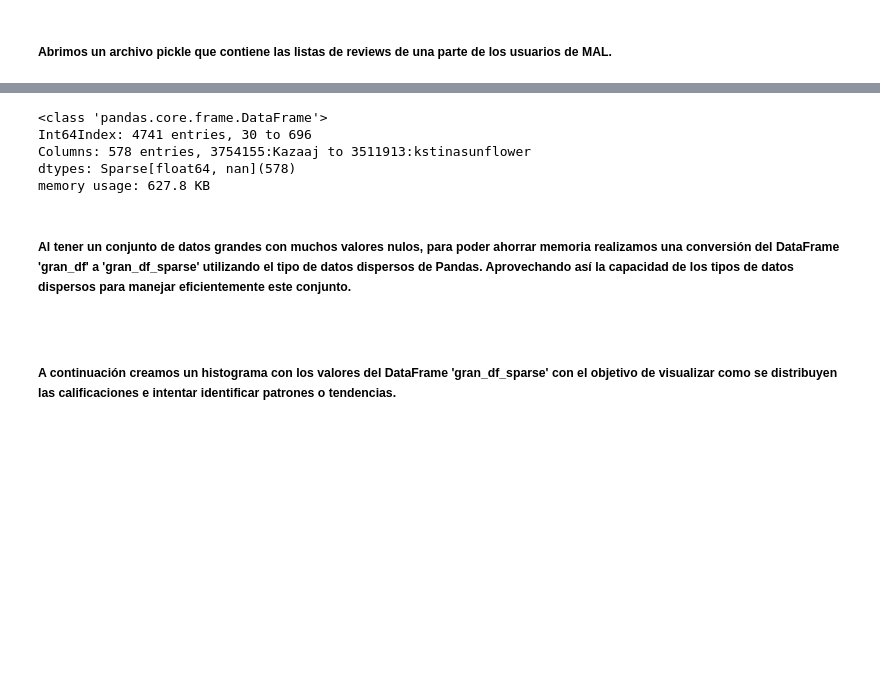
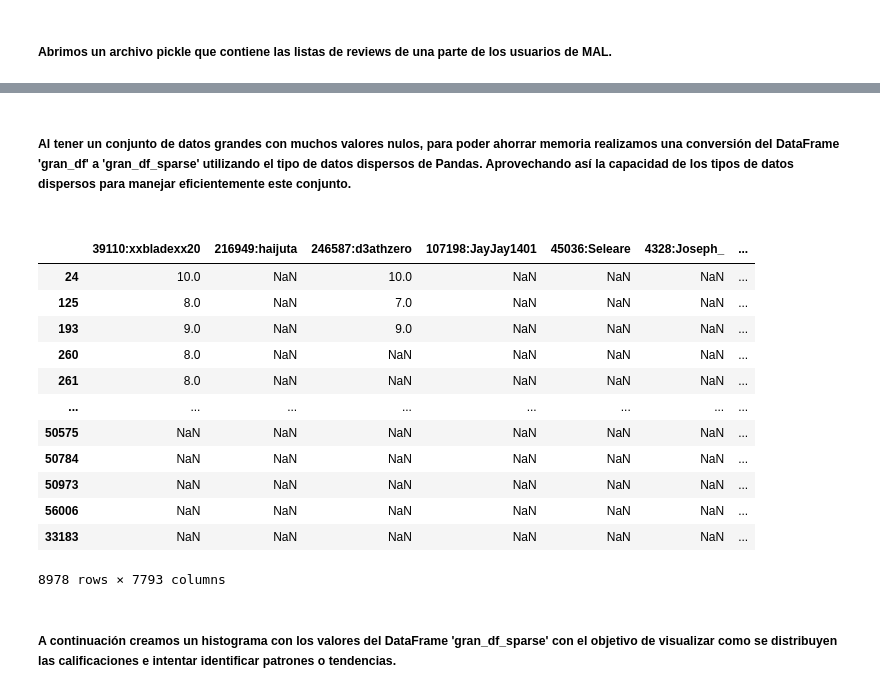
Before and after one commit to VAMarques/Proyecto-Grupo-12, a Jupyter notebook: demo Mativ/usuarios_explotarorio.ipynb, the cells around one changed output, grey strips where cells are left out. Drawn from its saved outputs; the diff is of its cells as text; code cells hidden in the pictures; blank space fills up the shorter version.

```diff
--- a/demo Mativ/usuarios_explotarorio.ipynb
+++ b/demo Mativ/usuarios_explotarorio.ipynb
@@ -31,4 +21,0 @@ for user_id, value in listas.items():
-# %%
-# Desplegamos el DataFrame
-pd.set_option('display.max_rows', 100)
-gran_df
@@ -59,11 +22,6 @@ gran_df_sparse = gran_df.astype(pd.SparseDtype(np.float64, fill_value=np.nan))
-# %%
-gran_df_sparse.info()
-# %% [output]
-<class 'pandas.core.frame.DataFrame'>
-Int64Index: 4741 entries, 30 to 696
-Columns: 578 entries, 3754155:Kazaaj to 3511913:kstinasunflower
-dtypes: Sparse[float64, nan](578)
-memory usage: 627.8 KB
+# %%
+with open(os.path.join("data", "users_df.pickle"), "rb") as archivo:
+    users_df = pickle.load(archivo)
 # %% [markdown]
 ##### Al tener un conjunto de datos grandes con muchos valores nulos, para poder ahorrar memoria realizamos una conversión del DataFrame 'gran_df' a 'gran_df_sparse' utilizando el tipo de datos dispersos de Pandas. Aprovechando así la capacidad de los tipos de datos dispersos para manejar eficientemente este conjunto.
 ####
@@ -75,3 +29,19 @@ del gran_df
+# %%
+users_df
+# %% [output]
+|  | 39110:xxbladexx20 | 216949:haijuta | 246587:d3athzero | 107198:JayJay1401 | 45036:Seleare | 4328:Joseph_ | ... |
+| 24 | 10.0 | NaN | 10.0 | NaN | NaN | NaN | ... |
+| 125 | 8.0 | NaN | 7.0 | NaN | NaN | NaN | ... |
+| 193 | 9.0 | NaN | 9.0 | NaN | NaN | NaN | ... |
+| 260 | 8.0 | NaN | NaN | NaN | NaN | NaN | ... |
+| 261 | 8.0 | NaN | NaN | NaN | NaN | NaN | ... |
+| ... | ... | ... | ... | ... | ... | ... | ... |
+| 50575 | NaN | NaN | NaN | NaN | NaN | NaN | ... |
+| 50784 | NaN | NaN | NaN | NaN | NaN | NaN | ... |
+| 50973 | NaN | NaN | NaN | NaN | NaN | NaN | ... |
+| 56006 | NaN | NaN | NaN | NaN | NaN | NaN | ... |
+| 33183 | NaN | NaN | NaN | NaN | NaN | NaN | ... |
+8978 rows × 7793 columns
 # %% [markdown]
 ##### A continuación creamos un histograma con los valores del DataFrame 'gran_df_sparse' con el objetivo de visualizar como se distribuyen las calificaciones e intentar identificar patrones o tendencias.
 # %%
```
Also changed, not shown: parts of 8 cells of this notebook, 3 other files.
